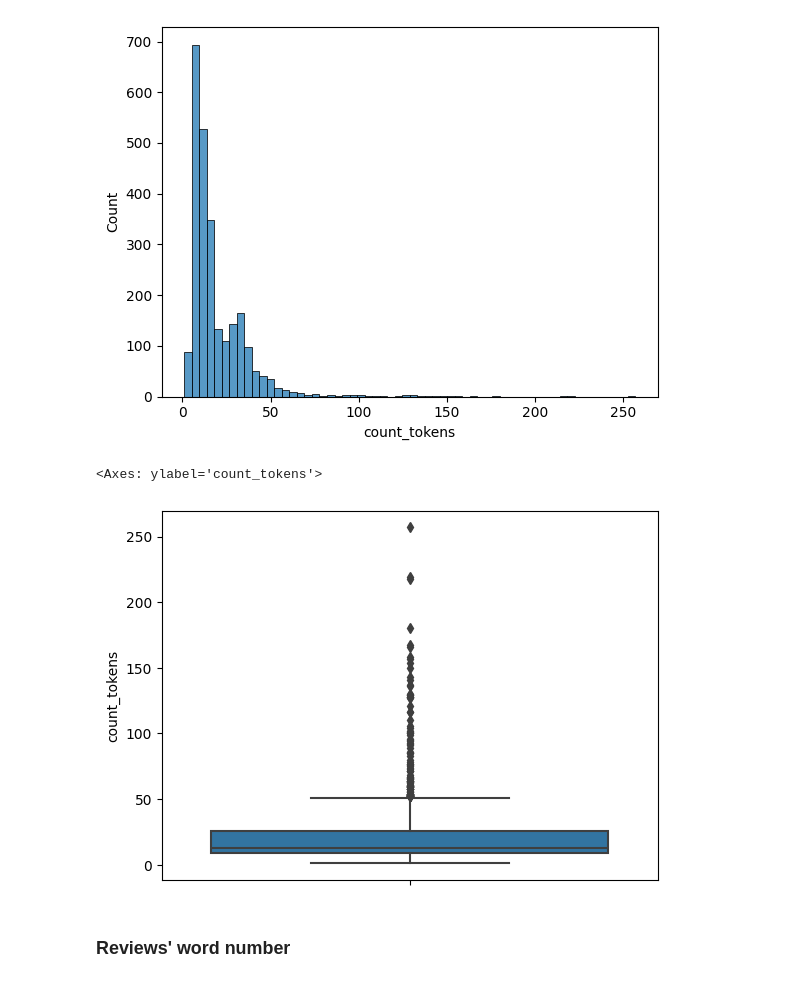
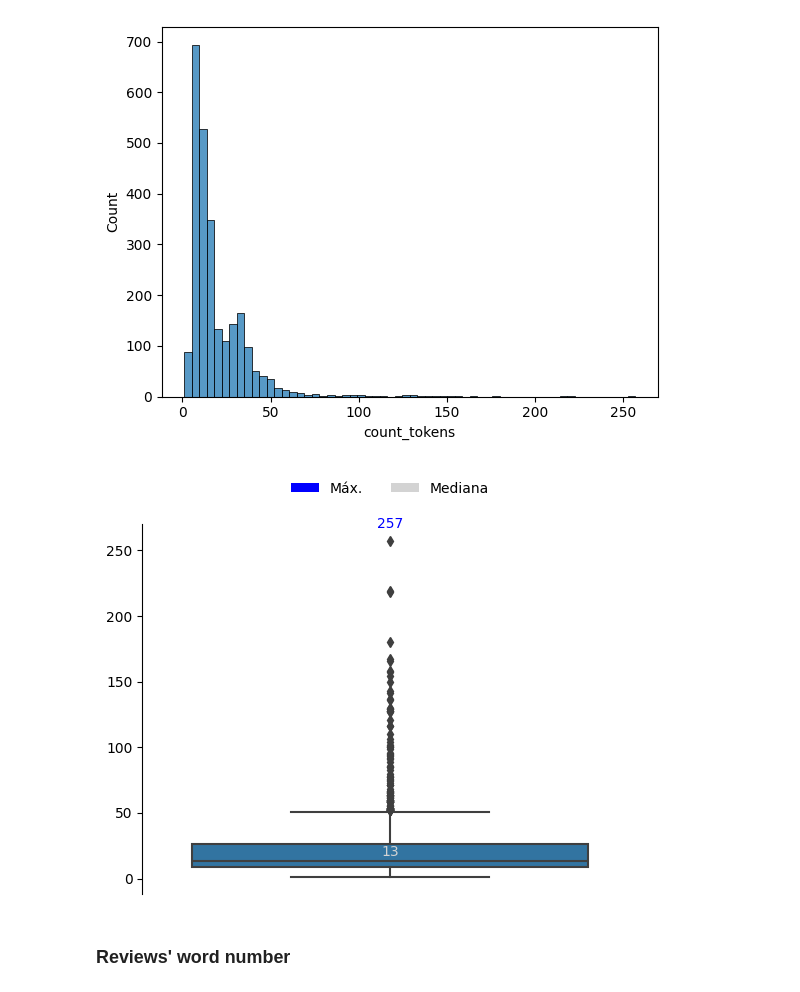
Before and after one commit to stevillis/glassdoor-reviews-analysis-nlp, a Jupyter notebook: data_analysis/data_analysis.ipynb, the cells around one changed output. Saved outputs shown, nothing was run; the diff lists cells and outputs as text; code cells hidden in the pictures.

```diff
--- a/data_analysis/data_analysis.ipynb
+++ b/data_analysis/data_analysis.ipynb
@@ -201,11 +231,72 @@ sns.histplot(data=reviews_df, x="count_tokens", bins=60)
 # %% [output]
 <Axes: xlabel='count_tokens', ylabel='Count'>
 [figure]
-# %%
-sns.boxplot(y=reviews_df["count_tokens"])
-# %% [output]
-<Axes: ylabel='count_tokens'>
-[figure, removed]
+# %%
+fig, ax = plt.subplots(1)
+sns.boxplot(y=reviews_df["count_tokens"], ax=ax)
+
+ax.spines["top"].set_visible(False)
+ax.spines["right"].set_visible(False)
+ax.spines["bottom"].set_visible(False)
+
+max_value = reviews_df["count_tokens"].max()
+median_value = int(reviews_df["count_tokens"].median())
+
+# Annotatation
+ax.text(
+    0,
+    max_value + 10,
+    f"{max_value}",
+    horizontalalignment="center",
+    color="blue",
+    fontsize=10,
+)
+
+ax.text(
+    0,
+    median_value + 4.5,
+    f"{int(median_value)}",
+    horizontalalignment="center",
+    color="#D3D3D3",
+    fontsize=10,
+)
+
+# Axes config
+ax.set_xlabel("")
+ax.set_xticks([])
+
+ax.set_ylabel("")
+
+# Legend
+max_tokens_patch = plt.Rectangle((0, 0), 1, 1, fc="blue")
+median_tokens_patch = plt.Rectangle((0, 0), 1, 1, fc="#D3D3D3")
+
+ax.legend(
+    # title="",
+    handles=[max_tokens_patch, median_tokens_patch],
+    labels=["Máx.", "Mediana"],
+    bbox_to_anchor=(0.5, 1.15),
+    loc="upper center",
+    edgecolor="1",
+    ncols=2,
+)
+
+# ax.set_title(
+#     "Quantidade de tokens por avaliação",
+#     fontsize=11,
+#     y=1.16
+# )
+
+plt.savefig(
+    "tokens_by_reviews_boxplot.png",
+    transparent=True,
+    dpi=300,
+    bbox_inches="tight",
+)
+
+plt.show()
+# %% [output]
+[figure, added]
 # %% [markdown]
 ### Reviews' word number
 # %%
```
Also changed, not shown: parts of 14 cells of this notebook, 6 other files.
